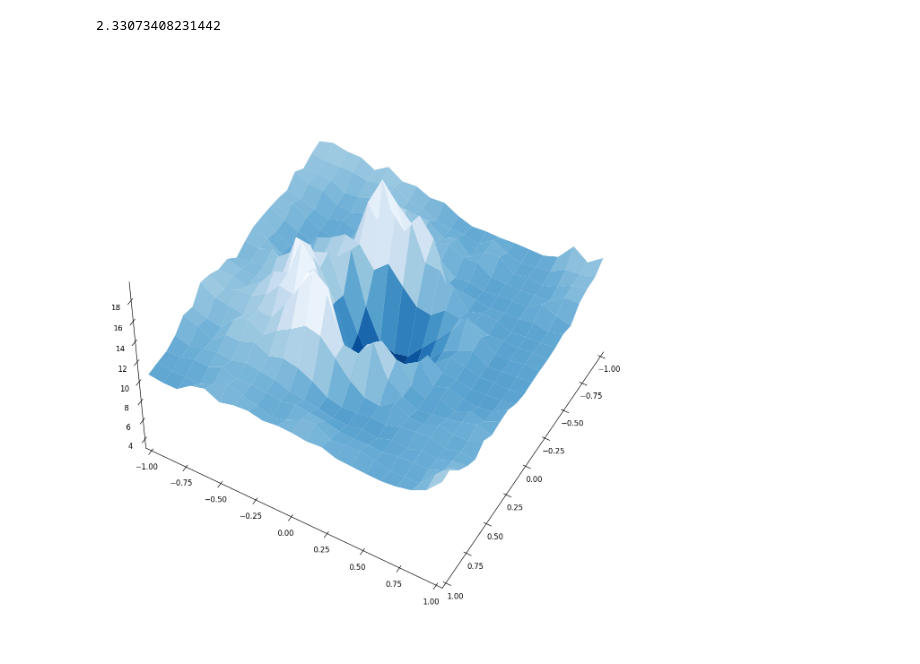
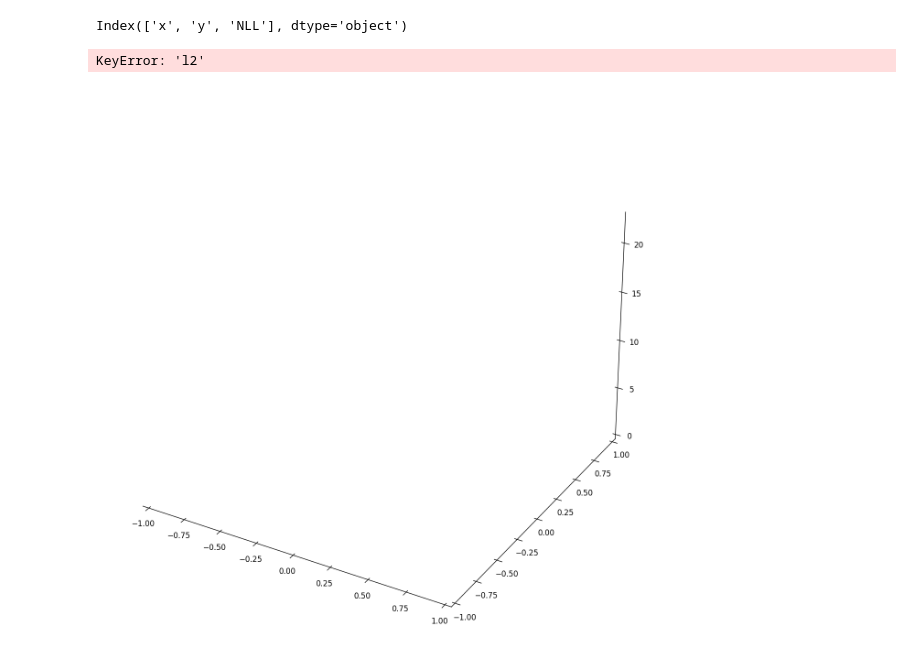
Before and after one commit to MarsJacobs/kd-qat-large-enc, a Jupyter notebook: lls_plot.ipynb, the cells around one changed output. Saved outputs shown, nothing was run; the diff lists cells and outputs as text; code cells hidden in the pictures.

```diff
--- a/lls_plot.ipynb
+++ b/lls_plot.ipynb
@@ -4,8 +4,12 @@
 # metrics_dir = "lls_logs/cola_long_losslandscape.csv"
 # metrics_dir = "lls_logs/cola_1SB_lls.csv"
 # metrics_dir = "lls_logs/rte_1SB_GT_100_lls.csv"
-# metrics_dir = "lls_logs/rte_1SB_lls.csv"
-metrics_dir = "lls_logs/cola_1SB_lls.csv"
+metrics_dir = "lls_logs/rte_1SB_M_base_lls.csv"
+# metrics_dir = "lls_logs/cola_1SB_lls.csv"
+# %%
+data.keys()
+# %% [output]
+Index(['x', 'y', 'NLL'], dtype='object')
 # %%
 import math
 import numpy as np
@@ -20,7 +24,8 @@ from matplotlib import cm
 
 names = ["x", "y", "NLL"]
 data = pd.read_csv(metrics_dir, names=names)
-data["loss"] = data["NLL"] # + optim_args["weight_decay"] * data["l2"]  # NLL + l2
+# data["loss"] = data["NLL"] # + optim_args["weight_decay"] * data["l2"]  # NLL + l2
+data["loss"] = data["NLL"] + 0.01 * data["l2"]  # NLL + l2
 
 # prepare data
 p = int(math.sqrt(len(data)))
@@ -29,20 +34,18 @@ xs = data["x"].to_numpy().reshape(shape)
 ys = data["y"].to_numpy().reshape(shape)
 zs = data["loss"].to_numpy().reshape(shape)
 
-# zs = zs - zs[np.isfinite(zs)].min()
-# zs[zs > 42] = np.nan
+zs = zs - zs[np.isfinite(zs)].min()
+zs[zs > 42] = np.nan
 
 norm = plt.Normalize(zs[np.isfinite(zs)].min(), zs[np.isfinite(zs)].max())  # normalize to [0,1]
 colors = cm.Blues_r(norm(zs))
 rcount, ccount, _ = colors.shape
+# %% [output]
+KeyError: 'l2'
-# %%
-zs.min()
-# %% [output]
-2.33073408231442
 # %%
 fig = plt.figure(figsize=(10, 10), dpi=120)
 ax = fig.gca(projection="3d")
-ax.view_init(elev=50, azim=30)  # angle
+# ax.view_init(elev=50, azim=30)  # angle
 
 # make the panes transparent
 ax.xaxis.set_pane_color((1.0, 1.0, 1.0, 0.0))
@@ -54,31 +57,31 @@ ax.yaxis._axinfo["grid"]['color'] =  (1,1,1,0)
 ax.zaxis._axinfo["grid"]['color'] =  (1,1,1,0)
 
 surf = ax.plot_surface(
     xs, ys, zs,
     rcount=rcount, ccount=ccount,
     cmap="Blues_r", shade=False
 )
 
 # surf = ax.plot_surface(
 #     xs, ys, zs,
 #     rcount=rcount, ccount=ccount,
 #     facecolors=colors, shade=False,
 # )
 # surf.set_facecolor((0,0,0,0))
 
 # remove white spaces
 adjust_lim = 1
 ax.set_xlim(-1 * adjust_lim, 1 * adjust_lim)
 ax.set_ylim(-1 * adjust_lim, 1 * adjust_lim)
 # ax.set_zlim(0, 50)
 fig.subplots_adjust(left=0, right=1, bottom=0, top=1)
 #ax.axis('off')
 
 ls = 10
 ax.tick_params(axis="x", labelsize=ls)
 ax.tick_params(axis="y", labelsize=ls)
 ax.tick_params(axis="z", labelsize=ls)
 
 plt.show()
 # %% [output]
-[figure, old version]
+[figure, new version]
```
Also changed, not shown: 4 other files.
